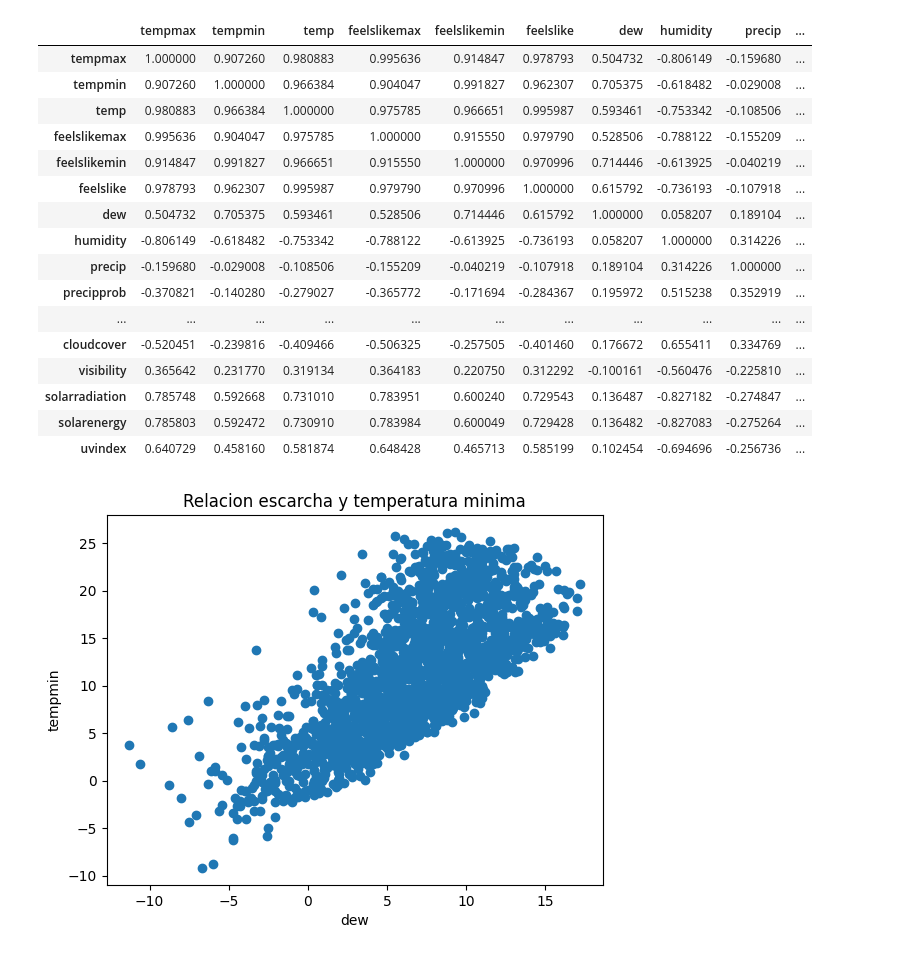
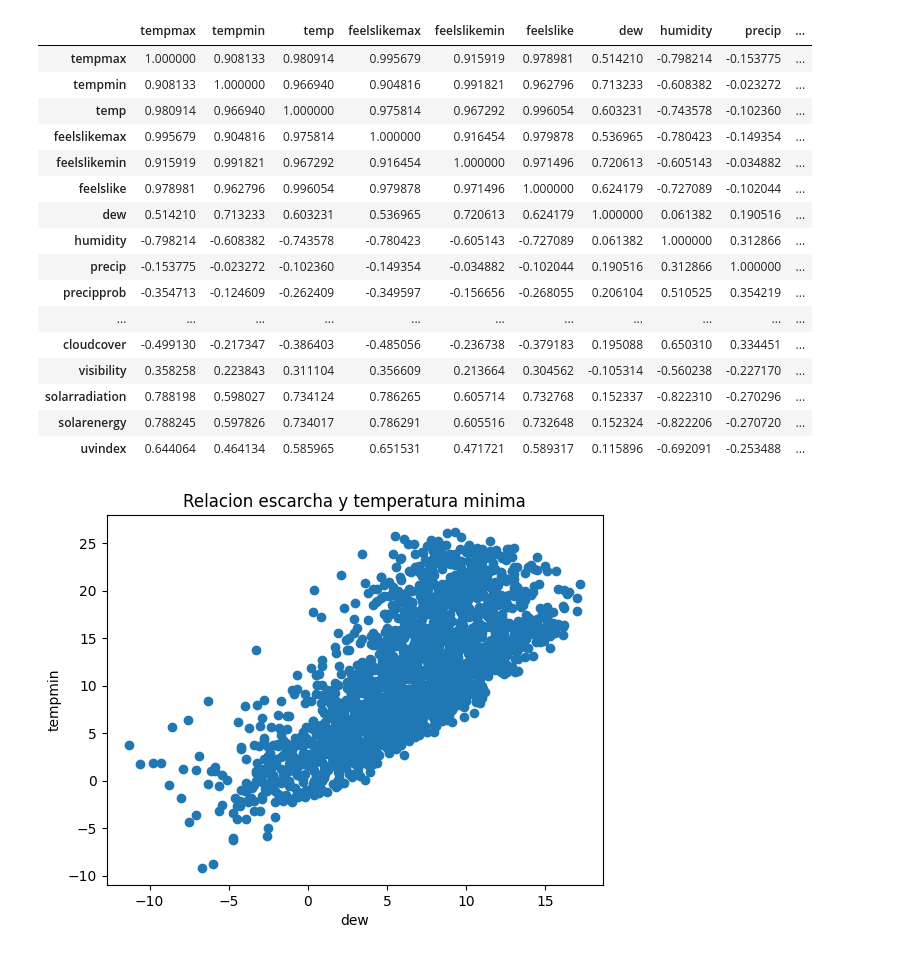
Before and after one commit to J0rge14/TrabajoTemperatura, a Jupyter notebook: temperatura.ipynb, the cells around one changed output. Saved outputs shown, nothing was run; the diff lists cells and outputs as text; code cells hidden in the pictures.

```diff
--- a/temperatura.ipynb
+++ b/temperatura.ipynb
@@ -13,50 +13,52 @@ import numpy as np
 df = pd.read_csv("Madrid 2022-02-08 to 2024-11-01.csv")
 
 
 #Juntamos el csv con "madrid 2019-04-08 to 2022-01-01.csv"
 df2 = pd.read_csv("madrid 2019-04-08 to 2022-01-01.csv")
-df = pd.concat([df, df2], ignore_index=True)
+df3 =pd.read_csv("madrid 2022-01-02 to 2022-02-07.csv")
+df = pd.concat([df, df2, df3], ignore_index=True)
+
 #Ordenamos por fecha
 df = df.sort_values(by='datetime', ascending=True)
 df.reset_index(drop=True, inplace=True)
 
 df.drop("name", axis=1, inplace=True)
 
 
 # Convertir la columna a tipo datetime
 df['datetime'] = pd.to_datetime(df['datetime'])
 
 #Crear  columna años
 df["year"]=df["datetime"].dt.year
 
 
 
 
 
 #Correlaciones
 
 correlaciones = df[["tempmax","tempmin","temp","feelslikemax","feelslikemin","feelslike","dew","humidity","precip","precipprob","precipcover","windgust","winddir","windspeed","sealevelpressure","cloudcover","visibility","solarradiation","solarenergy","uvindex"]].corr()
 
 
 correlaciones
 # %% [output]
 |  | tempmax | tempmin | temp | feelslikemax | feelslikemin | feelslike | dew | humidity | precip | ... |
-| tempmax | 1.000000 | 0.907260 | 0.980883 | 0.995636 | 0.914847 | 0.978793 | 0.504732 | -0.806149 | -0.159680 | ... |
-| tempmin | 0.907260 | 1.000000 | 0.966384 | 0.904047 | 0.991827 | 0.962307 | 0.705375 | -0.618482 | -0.029008 | ... |
-| temp | 0.980883 | 0.966384 | 1.000000 | 0.975785 | 0.966651 | 0.995987 | 0.593461 | -0.753342 | -0.108506 | ... |
-| feelslikemax | 0.995636 | 0.904047 | 0.975785 | 1.000000 | 0.915550 | 0.979790 | 0.528506 | -0.788122 | -0.155209 | ... |
-| feelslikemin | 0.914847 | 0.991827 | 0.966651 | 0.915550 | 1.000000 | 0.970996 | 0.714446 | -0.613925 | -0.040219 | ... |
-| feelslike | 0.978793 | 0.962307 | 0.995987 | 0.979790 | 0.970996 | 1.000000 | 0.615792 | -0.736193 | -0.107918 | ... |
-| dew | 0.504732 | 0.705375 | 0.593461 | 0.528506 | 0.714446 | 0.615792 | 1.000000 | 0.058207 | 0.189104 | ... |
-| humidity | -0.806149 | -0.618482 | -0.753342 | -0.788122 | -0.613925 | -0.736193 | 0.058207 | 1.000000 | 0.314226 | ... |
-| precip | -0.159680 | -0.029008 | -0.108506 | -0.155209 | -0.040219 | -0.107918 | 0.189104 | 0.314226 | 1.000000 | ... |
-| precipprob | -0.370821 | -0.140280 | -0.279027 | -0.365772 | -0.171694 | -0.284367 | 0.195972 | 0.515238 | 0.352919 | ... |
+| tempmax | 1.000000 | 0.908133 | 0.980914 | 0.995679 | 0.915919 | 0.978981 | 0.514210 | -0.798214 | -0.153775 | ... |
+| tempmin | 0.908133 | 1.000000 | 0.966940 | 0.904816 | 0.991821 | 0.962796 | 0.713233 | -0.608382 | -0.023272 | ... |
+| temp | 0.980914 | 0.966940 | 1.000000 | 0.975814 | 0.967292 | 0.996054 | 0.603231 | -0.743578 | -0.102360 | ... |
+| feelslikemax | 0.995679 | 0.904816 | 0.975814 | 1.000000 | 0.916454 | 0.979878 | 0.536965 | -0.780423 | -0.149354 | ... |
+| feelslikemin | 0.915919 | 0.991821 | 0.967292 | 0.916454 | 1.000000 | 0.971496 | 0.720613 | -0.605143 | -0.034882 | ... |
+| feelslike | 0.978981 | 0.962796 | 0.996054 | 0.979878 | 0.971496 | 1.000000 | 0.624179 | -0.727089 | -0.102044 | ... |
+| dew | 0.514210 | 0.713233 | 0.603231 | 0.536965 | 0.720613 | 0.624179 | 1.000000 | 0.061382 | 0.190516 | ... |
+| humidity | -0.798214 | -0.608382 | -0.743578 | -0.780423 | -0.605143 | -0.727089 | 0.061382 | 1.000000 | 0.312866 | ... |
+| precip | -0.153775 | -0.023272 | -0.102360 | -0.149354 | -0.034882 | -0.102044 | 0.190516 | 0.312866 | 1.000000 | ... |
+| precipprob | -0.354713 | -0.124609 | -0.262409 | -0.349597 | -0.156656 | -0.268055 | 0.206104 | 0.510525 | 0.354219 | ... |
 | ... | ... | ... | ... | ... | ... | ... | ... | ... | ... | ... |
-| cloudcover | -0.520451 | -0.239816 | -0.409466 | -0.506325 | -0.257505 | -0.401460 | 0.176672 | 0.655411 | 0.334769 | ... |
-| visibility | 0.365642 | 0.231770 | 0.319134 | 0.364183 | 0.220750 | 0.312292 | -0.100161 | -0.560476 | -0.225810 | ... |
-| solarradiation | 0.785748 | 0.592668 | 0.731010 | 0.783951 | 0.600240 | 0.729543 | 0.136487 | -0.827182 | -0.274847 | ... |
-| solarenergy | 0.785803 | 0.592472 | 0.730910 | 0.783984 | 0.600049 | 0.729428 | 0.136482 | -0.827083 | -0.275264 | ... |
-| uvindex | 0.640729 | 0.458160 | 0.581874 | 0.648428 | 0.465713 | 0.585199 | 0.102454 | -0.694696 | -0.256736 | ... |
+| cloudcover | -0.499130 | -0.217347 | -0.386403 | -0.485056 | -0.236738 | -0.379183 | 0.195088 | 0.650310 | 0.334451 | ... |
+| visibility | 0.358258 | 0.223843 | 0.311104 | 0.356609 | 0.213664 | 0.304562 | -0.105314 | -0.560238 | -0.227170 | ... |
+| solarradiation | 0.788198 | 0.598027 | 0.734124 | 0.786265 | 0.605714 | 0.732768 | 0.152337 | -0.822310 | -0.270296 | ... |
+| solarenergy | 0.788245 | 0.597826 | 0.734017 | 0.786291 | 0.605516 | 0.732648 | 0.152324 | -0.822206 | -0.270720 | ... |
+| uvindex | 0.644064 | 0.464134 | 0.585965 | 0.651531 | 0.471721 | 0.589317 | 0.115896 | -0.692091 | -0.253488 | ... |
 # %%
 # Graficar  dew y temopmin
 
@@ -68,7 +70,7 @@ plt.ylabel("tempmin")
 plt.title("Relacion escarcha y temperatura minima")
 plt.show()
 # %% [output]
-[figure, old version]
+[figure, new version]
 # %%
 grouped= df.groupby("year")
 
```
Also changed, not shown: parts of 5 cells of this notebook, 1 other file.
